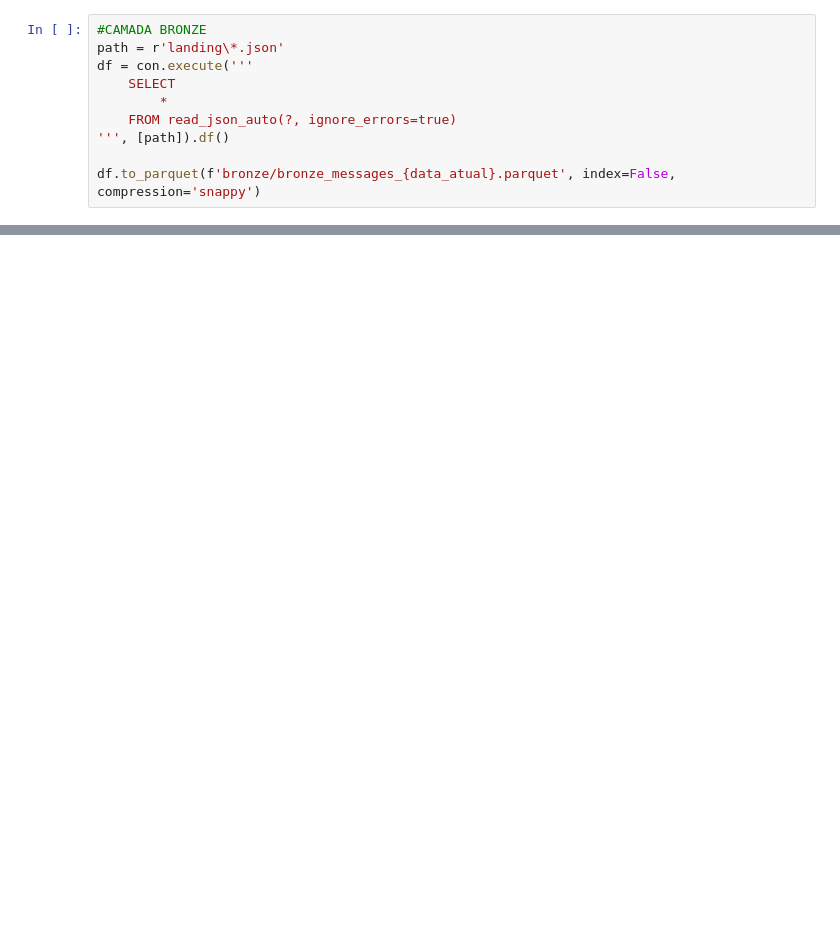
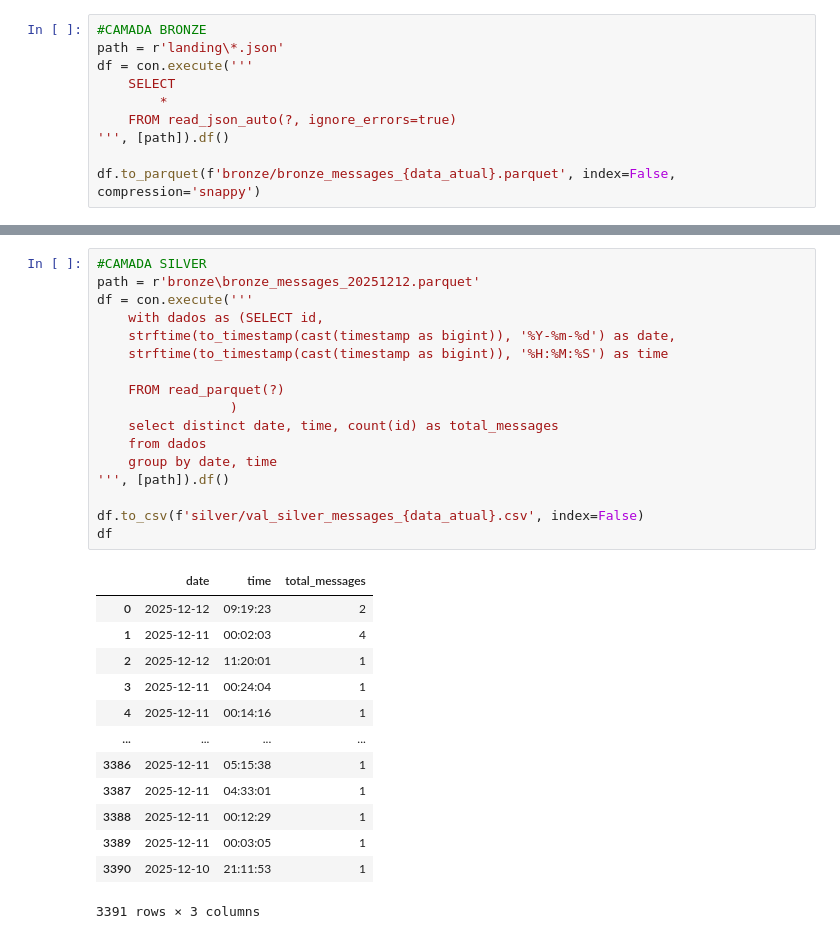
Before and after one commit to JoaoGollucci/whatsapp_data, a Jupyter notebook: pipeline.ipynb, the cells around one changed output, grey strips where cells are left out. Saved outputs shown, nothing was run; the diff lists cells and outputs as text; blank space fills up the shorter version.

```diff
--- a/pipeline.ipynb
+++ b/pipeline.ipynb
@@ -53 +79,32 @@ df.to_parquet(f'bronze/bronze_messages_{data_atual}.parquet', index=False, compr
+# %%
+#CAMADA SILVER
+path = r'bronze\bronze_messages_20251212.parquet'
+df = con.execute('''
+    with dados as (SELECT id,
+    strftime(to_timestamp(cast(timestamp as bigint)), '%Y-%m-%d') as date,
+    strftime(to_timestamp(cast(timestamp as bigint)), '%H:%M:%S') as time
+
+    FROM read_parquet(?)
+                 )
+    select distinct date, time, count(id) as total_messages
+    from dados
+    group by date, time
+''', [path]).df()
+
+df.to_csv(f'silver/val_silver_messages_{data_atual}.csv', index=False)
+df
+# %% [output]
+|  | date | time | total_messages |
+| 0 | 2025-12-12 | 09:19:23 | 2 |
+| 1 | 2025-12-11 | 00:02:03 | 4 |
+| 2 | 2025-12-12 | 11:20:01 | 1 |
+| 3 | 2025-12-11 | 00:24:04 | 1 |
+| 4 | 2025-12-11 | 00:14:16 | 1 |
+| ... | ... | ... | ... |
+| 3386 | 2025-12-11 | 05:15:38 | 1 |
+| 3387 | 2025-12-11 | 04:33:01 | 1 |
+| 3388 | 2025-12-11 | 00:12:29 | 1 |
+| 3389 | 2025-12-11 | 00:03:05 | 1 |
+| 3390 | 2025-12-10 | 21:11:53 | 1 |
+3391 rows × 3 columns
 # %%
```
Also changed, not shown: parts of 6 cells of this notebook, 11 other files.
